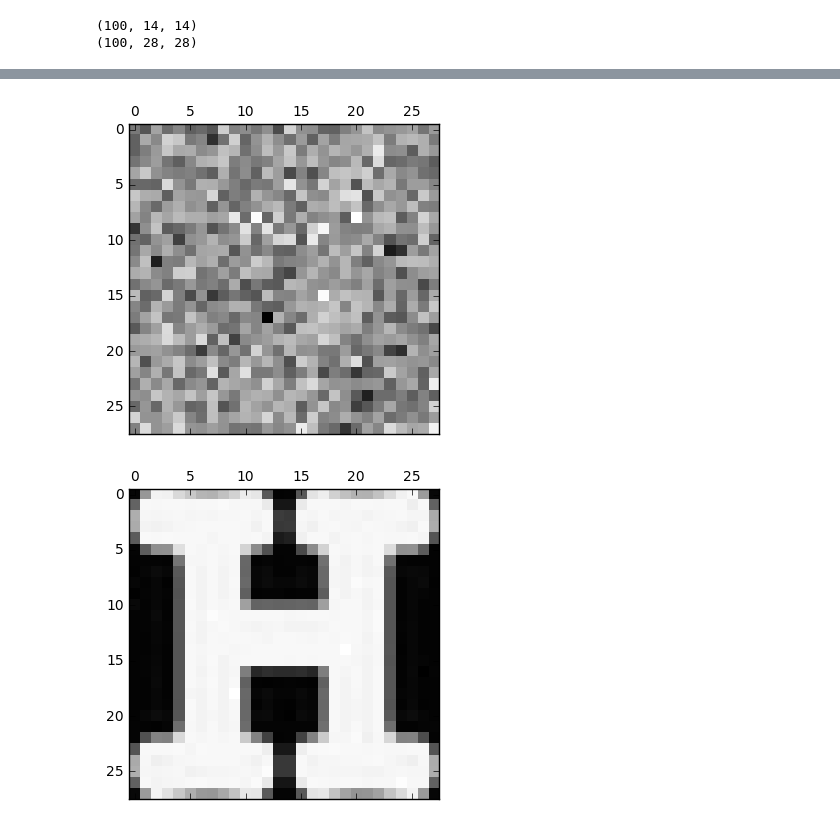
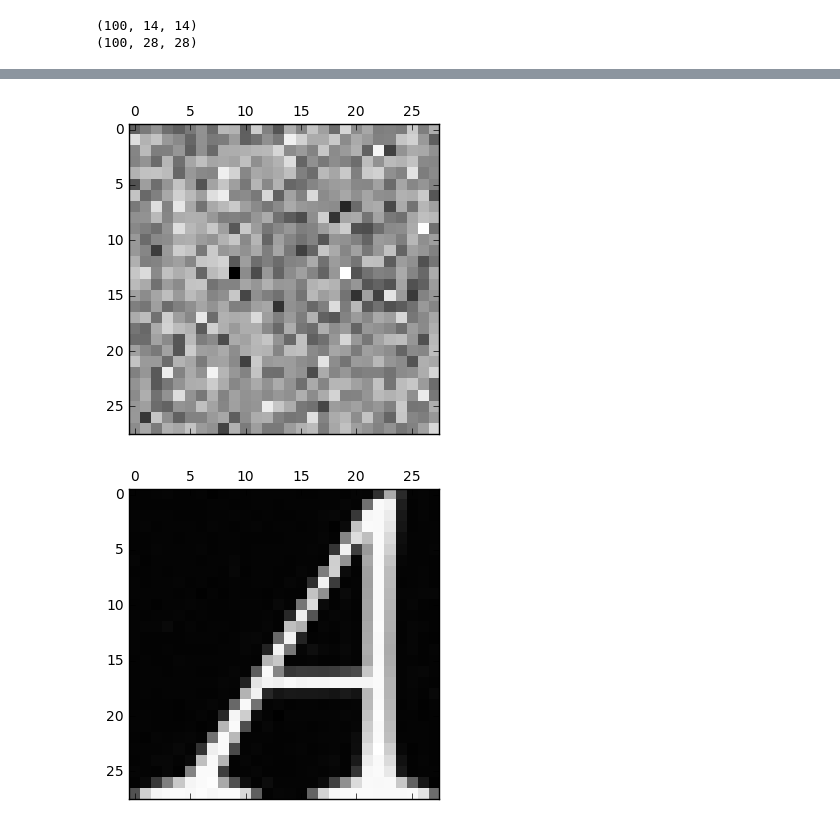
Before and after one commit to peterlarson/image-upscaling, a Jupyter notebook: notMNIST code/Project notMNIST upscaling.ipynb, the cells around one changed output, grey strips where cells are left out. Saved outputs shown, nothing was run; the diff lists cells and outputs as text; code cells hidden in the pictures.

```diff
--- a/notMNIST code/Project notMNIST upscaling.ipynb
+++ b/notMNIST code/Project notMNIST upscaling.ipynb
@@ -104,14 +108,14 @@ Done!
 # %%
 '''
 Example of how terribly overfitted the model is at this point
 
 
 '''
 
 test_pred = sess.run(pred, feed_dict = {small_train: downscaled_test})
 train_pred = sess.run(pred, feed_dict = {small_train: downscaled_train})
-show_image(test_pred[3])
-show_image(train_pred[3])
+show_image(test_pred[0])
+show_image(train_pred[0])
 # %% [output]
-[figure, old version]
+[figure, new version]
-[figure, old version]
+[figure, new version]
```
Also changed, not shown: parts of 7 cells of this notebook.
